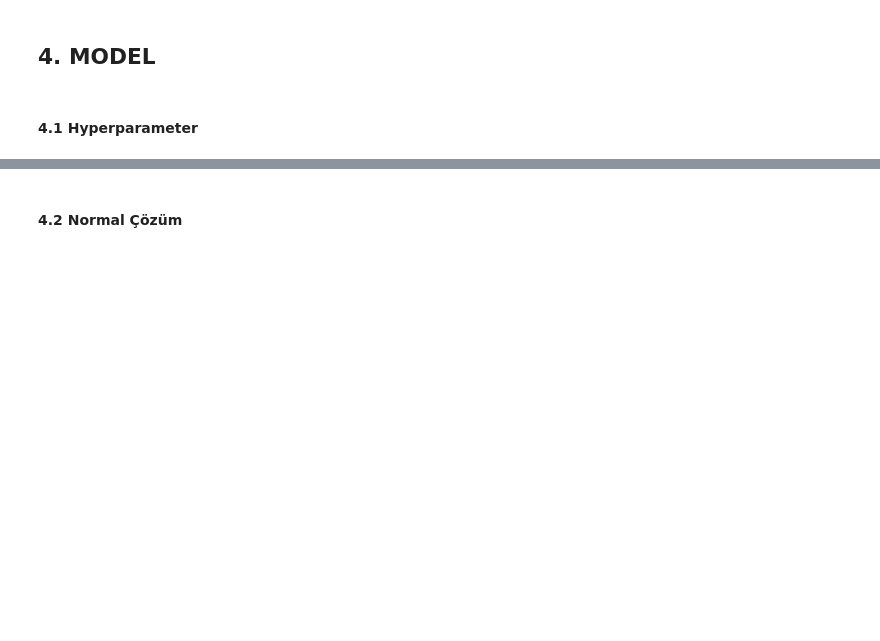
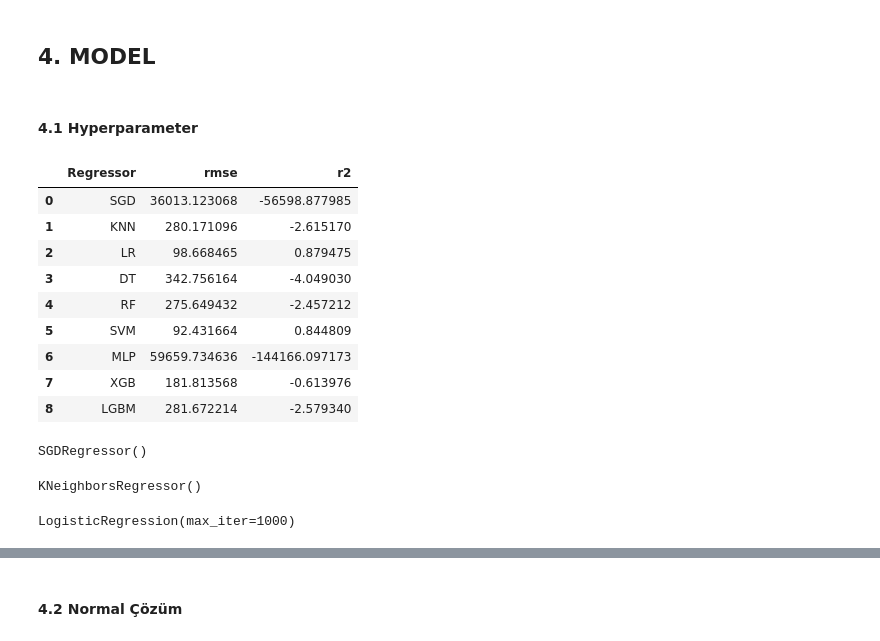
Before and after one commit to uraninjo/KaggleCompetitions, a Jupyter notebook: KaggleHouse/1.ipynb, the cells around one changed output, grey strips where cells are left out. Drawn from its saved outputs; the diff is of its cells as text; code cells hidden in the pictures; blank space fills up the shorter version.

```diff
--- a/KaggleHouse/1.ipynb
+++ b/KaggleHouse/1.ipynb
@@ -132,42 +132,47 @@ from sklearn.neighbors import KNeighborsRegressor
 from sklearn.linear_model import LogisticRegression
 from sklearn.tree import DecisionTreeRegressor
 from sklearn.ensemble import RandomForestRegressor
 from sklearn.svm import SVC
 from sklearn.neural_network import MLPRegressor
 from sklearn.linear_model import SGDRegressor
 from sklearn.naive_bayes import GaussianNB
 from xgboost import XGBRegressor
 from lightgbm import LGBMRegressor
 from sklearn.metrics import classification_report, accuracy_score, f1_score, confusion_matrix
 
 
 regressor = {
-    "NB": GaussianNB(),
     "SGD": SGDRegressor(),
     "KNN": KNeighborsRegressor(),
     "LR": LogisticRegression(max_iter=1000),
     "DT": DecisionTreeRegressor(),
-    "RF": RandomForestRegressor(n_estimators=100, max_depth=3, random_state=2),
+    "RF": RandomForestRegressor(max_depth=3, random_state=2),
     "SVM": SVC(),
     "MLP": MLPRegressor(max_iter=1000),
     "XGB": XGBRegressor(),
     "LGBM": LGBMRegressor()
 }
 
-results = pd.DataFrame(columns=["Regressor", "Avg_Accuracy", "Avg_F1_Score"])
+results = pd.DataFrame(columns=["Regressor", "rmse", "r2"])
 for name, clf in regressor.items():
     model = clf
-    cv_results = cross_validate(
-        model, X_train_scaled, y_train, cv=10,
-        scoring=(['accuracy', 'f1'])
-    )
-
+    clf.fit(X_train_scaled,y_train)
+    predictions = clf.predict(X_test)
     results = results.append({
         "Regressor": name,
-        "Avg_Accuracy": cv_results['test_accuracy'].mean(),
-        "Avg_F1_Score": cv_results['test_f1'].mean()
+        "rmse": np.sqrt(np.square(y_test - predictions)).mean(),
+        "r2": 1 - np.square(y_test - predictions).sum()/np.square(y_test - y_test.mean()).sum(),
     }, ignore_index=True)
 
-results["Avg_Overall"] = (results["Avg_Accuracy"] + results["Avg_F1_Score"]) / 2
-results = results.sort_values("Avg_Overall", ascending=False)
 results
+# %% [output]
+|  | Regressor | rmse | r2 |
+| 0 | SGD | 36013.123068 | -56598.877985 |
+| 1 | KNN | 280.171096 | -2.615170 |
+| 2 | LR | 98.668465 | 0.879475 |
+| 3 | DT | 342.756164 | -4.049030 |
+| 4 | RF | 275.649432 | -2.457212 |
+| 5 | SVM | 92.431664 | 0.844809 |
+| 6 | MLP | 59659.734636 | -144166.097173 |
+| 7 | XGB | 181.813568 | -0.613976 |
+| 8 | LGBM | 281.672214 | -2.579340 |
@@ -179,0 +179,50 @@ plt.show()
+# %%
+clf=SGDRegressor()
+#clf.fit(X_train_scaled,y_train)
+
+params = {
+    'penalty':('l2', 'l1', 'elasticnet'),
+    'alpha':(0.0001,0.001,0.00001,0.01),
+    'max_iter':(1000,1200,1500,1300),
+    'tol': (0.0001,0.001,0.00001,0.01),
+}
+clf = GridSearchCV(clf, params, cv=10)
+clf.fit(X_train_scaled, y_train)
+print("Best hyperparameter:", clf.best_params_)
+
+#Score: 6.63719
+# %% [output]
+SGDRegressor()
+# %%
+clf=KNeighborsRegressor()
+#clf.fit(X_train_scaled,y_train)
+
+params = {
+    'n_neighbors':(4,5,6,7,8),
+    'algorithm':('auto', 'ball_tree', 'kd_tree', 'brute'),
+    'leaf_size':(20,30,40,50),
+}
+clf = GridSearchCV(clf, params, cv=10)
+clf.fit(X_train_scaled, y_train)
+print("Best hyperparameter:", clf.best_params_)
+
+
+#Score: 6.56507
+# %% [output]
+KNeighborsRegressor()
+# %%
+clf=LogisticRegression(max_iter=1000)
+#clf.fit(X_train_scaled,y_train)
+
+params = {
+    "penalty": ("l1", "l2", "elasticnet"),
+    "tol": (0.1, 0.01, 0.001, 0.0001),
+    "C": (10.0, 1.0, 0.1, 0.01)
+}
+clf = GridSearchCV(clf, params, cv=10)
+clf.fit(X_train_scaled, y_train)
+print("Best hyperparameter:", clf.best_params_)
+
+#Score: 6.64339
+# %% [output]
+LogisticRegression(max_iter=1000)
```
Also changed, not shown: parts of 9 cells of this notebook, 1 other file.
